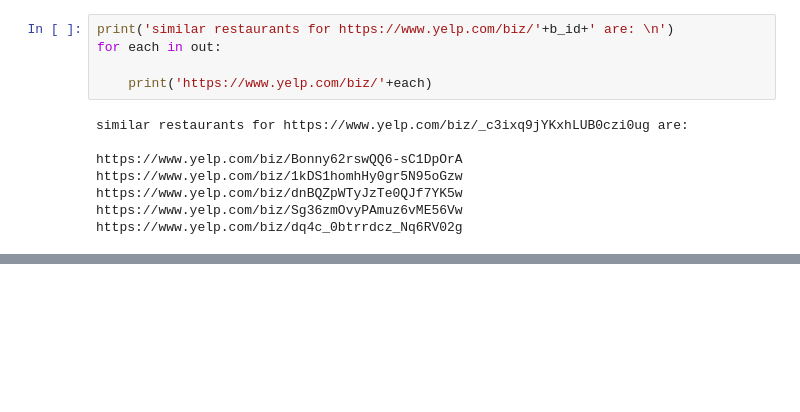
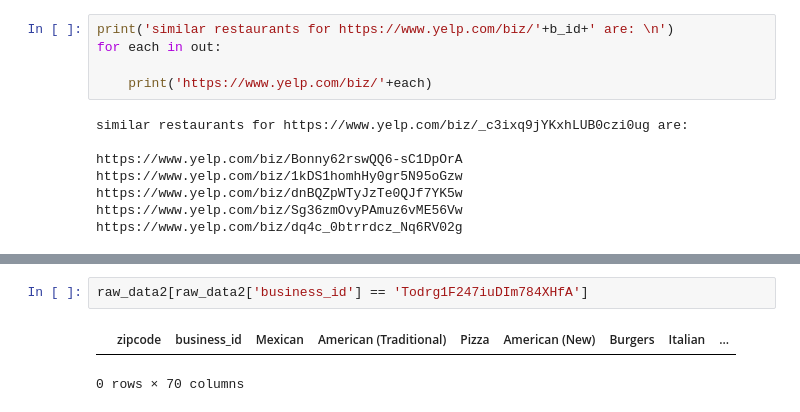
Before and after one commit to nirupampratap/fall2018cse6242, a Jupyter notebook: src/python/prashanth/Similar_Restaurants.ipynb, the cells around one changed output, grey strips where cells are left out. Drawn from its saved outputs; the diff is of its cells as text; blank space fills up the shorter version.

```diff
--- a/src/python/prashanth/Similar_Restaurants.ipynb
+++ b/src/python/prashanth/Similar_Restaurants.ipynb
@@ -121,0 +106,5 @@ Index(['Mexican', 'American (Traditional)', 'Pizza', 'American (New)',
+# %%
+raw_data2[raw_data2['business_id'] == 'Todrg1F247iuDIm784XHfA']
+# %% [output]
+|  | zipcode | business_id | Mexican | American (Traditional) | Pizza | American (New) | Burgers | Italian | ... |
+0 rows × 70 columns
```
Also changed, not shown: parts of 2 cells of this notebook, 13 other files.
